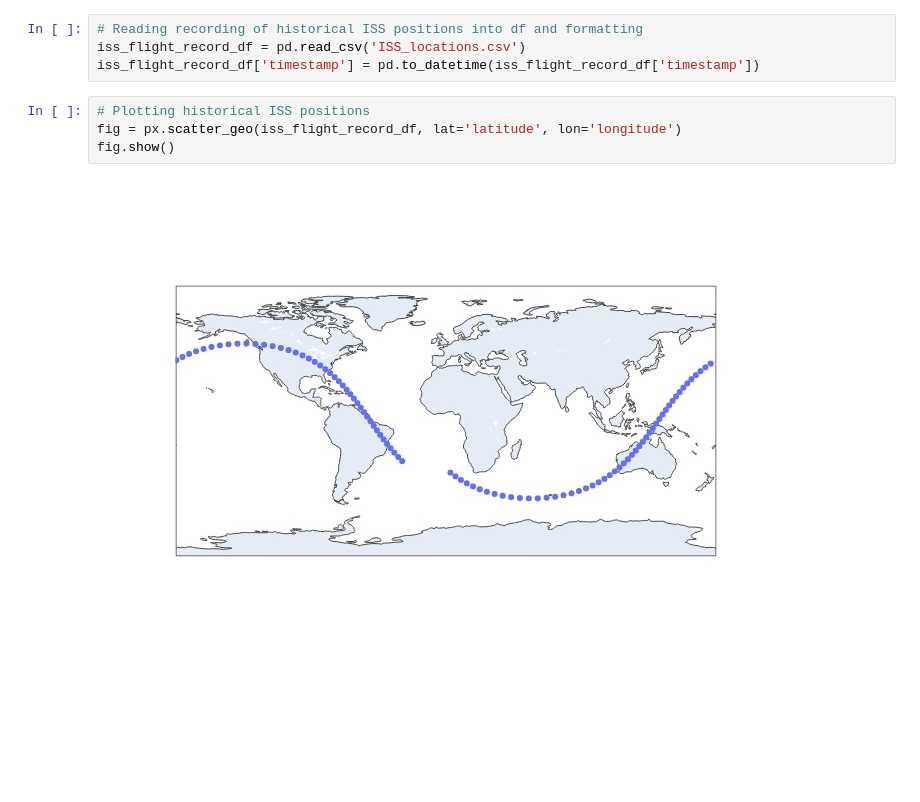
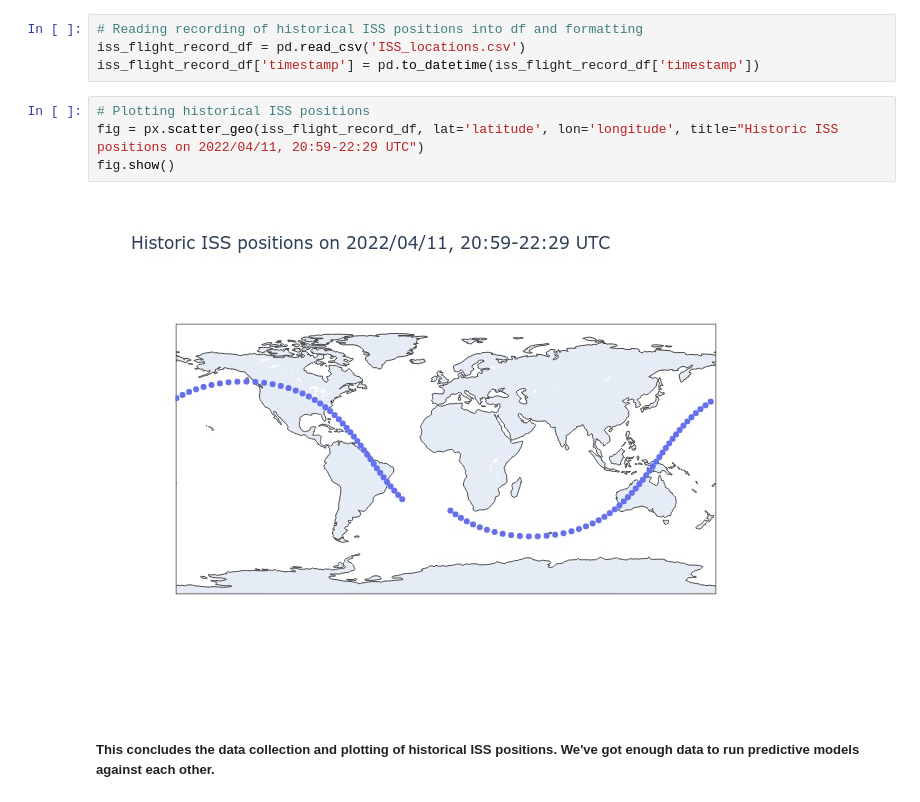
Before and after one commit to StefanieSenger/Find_ISS, a Jupyter notebook: find_ISS.ipynb, the cells around one changed output. Drawn from its saved outputs; the diff is of its cells as text; blank space fills up the shorter version.

```diff
--- a/find_ISS.ipynb
+++ b/find_ISS.ipynb
@@ -82,7 +62,9 @@ iss_flight_record_df = pd.read_csv('ISS_locations.csv')
 iss_flight_record_df['timestamp'] = pd.to_datetime(iss_flight_record_df['timestamp'])
 # %%
 # Plotting historical ISS positions
-fig = px.scatter_geo(iss_flight_record_df, lat='latitude', lon='longitude')
+fig = px.scatter_geo(iss_flight_record_df, lat='latitude', lon='longitude', title="Historic ISS positions on 2022/04/11, 20:59-22:29 UTC")
 fig.show()
 # %% [output]
-[figure, old version]
+[figure, new version]
+# %% [markdown]
+##### This concludes the data collection and plotting of historical ISS positions. We've got enough data to run predictive models against each other.
```
Also changed, not shown: parts of 5 cells of this notebook.
